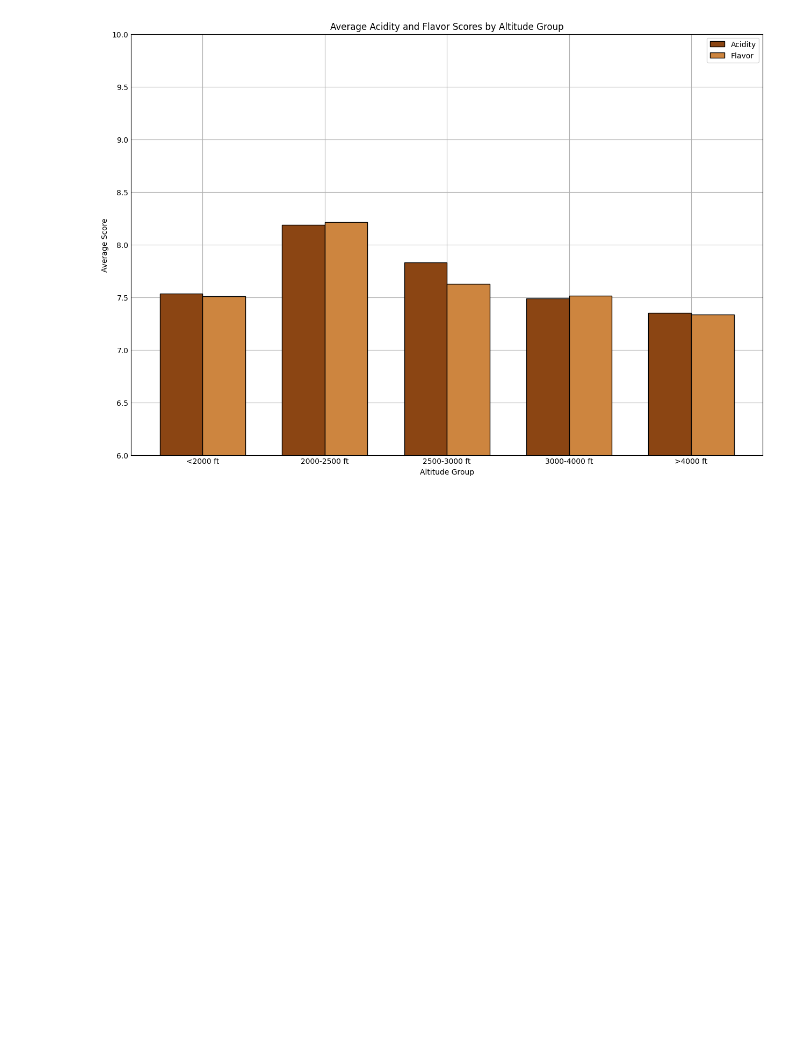
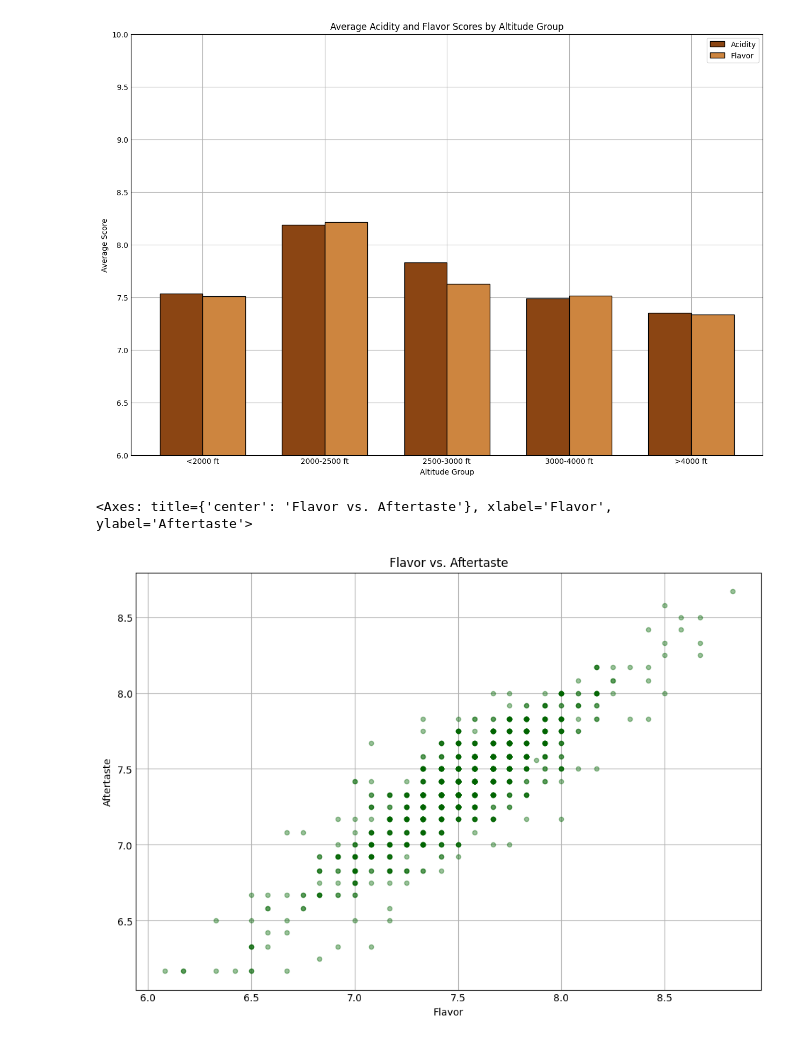
Before and after one commit to TroyH-21/Troy-Heroldt-cs130-project, a Jupyter notebook: analysis.ipynb, the cells around one changed output. Cells and saved outputs as stored; diff of their text form; code cells hidden in the pictures; blank space fills up the shorter version.

Commit message:
Final visualization showing flavor vs aftertaste

```diff
--- a/analysis.ipynb
+++ b/analysis.ipynb
@@ -158,3 +158,21 @@ ax.set_ylim(6,10) # With most beans being speciality grade small score differenc
 # %% [output]
 (6.0, 10.0)
 [figure]
+# %%
+# Final visualization showing the relationship between flavor and aftertaste
+coffee = coffee.rename(columns={"Data.Scores.Aftertaste": "Aftertaste",
+                                "Data.Scores.Flavor": "Flavor"})
+
+coffee = coffee[(coffee["Flavor"] > 0) | (coffee["Aftertaste"] > 0)] # Removes entries with 0 or NaN values in those columns
+
+coffee.plot(kind='scatter',
+            x='Flavor',
+            y='Aftertaste',
+            color='darkgreen',
+            alpha=0.4, # alpha is used to make the points transparent to see overlapping points
+            figsize=(9, 6),
+            title='Flavor vs. Aftertaste',
+            )
+# %% [output]
+<Axes: title={'center': 'Flavor vs. Aftertaste'}, xlabel='Flavor', ylabel='Aftertaste'>
+[figure, added]
```
